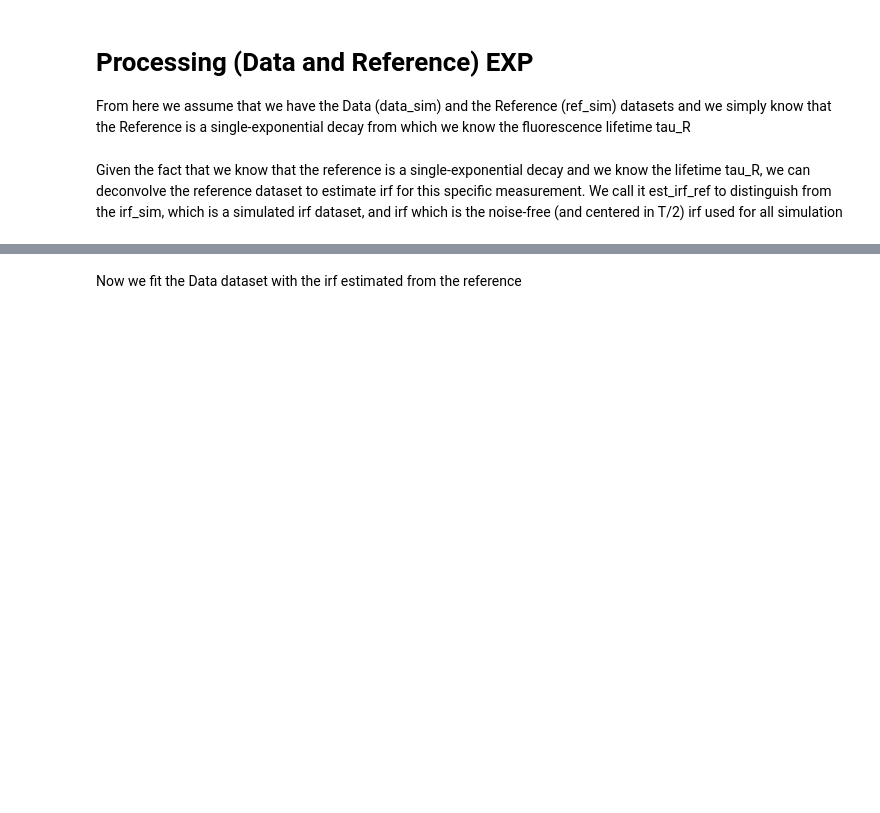
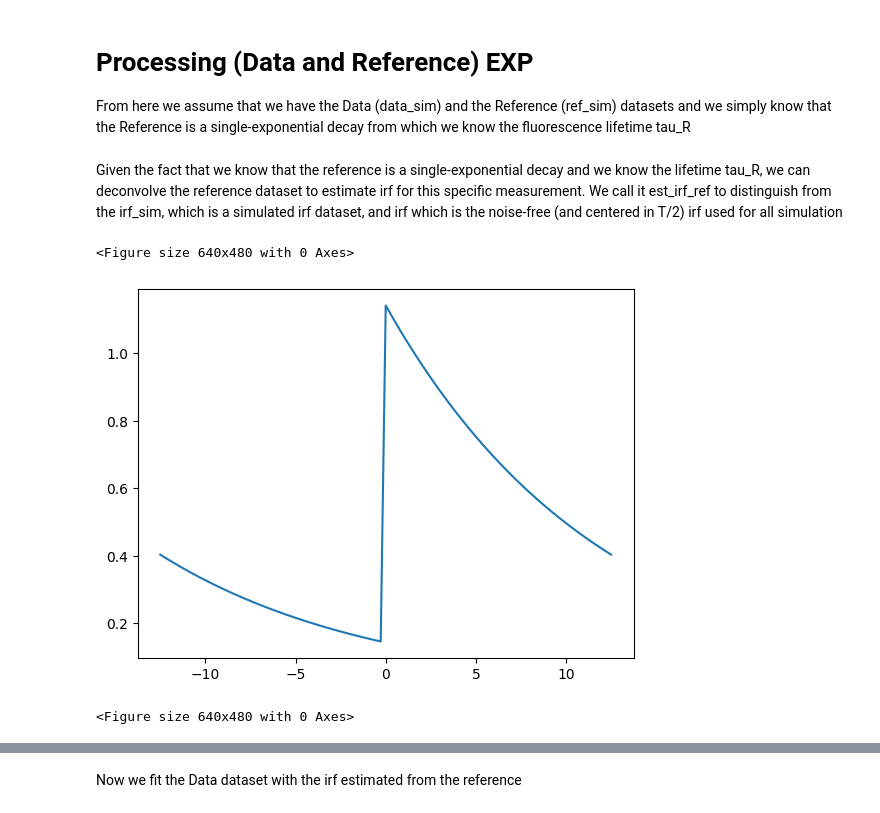
Before and after one commit to VicidominiLab/BrightEyes-Flim, a Jupyter notebook: example notebooks/Alignment Data.ipynb, the cells around one changed output, grey strips where cells are left out. Saved outputs shown, nothing was run; the diff lists cells and outputs as text; code cells hidden in the pictures; blank space fills up the shorter version.

```diff
--- a/example notebooks/Alignment Data.ipynb
+++ b/example notebooks/Alignment Data.ipynb
@@ -65,4 +65,55 @@ data_hist_6d, metadata_data = mcs.load(f_data)
 
 ref_hist_org = ref_data_6d[0, 0, :, :, :, 12].sum(axis=(0, 1))
 data_hist = data_hist_6d[0, 0, :, :, :, 12].sum(axis=(0, 1))
+# %%
+
+
+def model_data(t, C, tau, T, shift_bins=0.):
+    """
+    Periodic mono-exponential decay model.
+
+    Units:
+    - ``t`` and ``T`` are in nanoseconds.
+    - ``tau`` is in nanoseconds.
+    - ``C`` is the model amplitude. When the fit helpers are used, it is a
+    - ``shift_bins`` is in histogram bins, because it is applied through
+        normalized 0..1 scale factor.
+    """
+    t_ns = Alignment.to_numpy_1d(t, dtype=float)
+    C_norm = float(C)
+    tau_ns = float(tau)
+    period_ns = float(T)
+    shift_ns = float(shift_bins * (period_ns / len(t_ns)))
+
+
+    t_ns = np.mod(t_ns - shift_ns, period_ns)
+
+    # model_hist = C_norm * (
+    #     np.heaviside(t_ns - offset_ns, 1) + 1 / (np.exp(period_ns / tau_ns) - 1)
+    # ) * np.exp((-t_ns + offset_ns) / tau_ns)
+
+    model_hist =  C_norm * (
+        np.exp(-(np.mod(t_ns, period_ns)) / tau_ns)
+        / (1 - np.exp(-period_ns / tau_ns))
+    )
+
+    return model_hist
+
+
+t_ns=np.linspace(-12.5,12.5,91)
+offset_ns = 0
+shift_bins=0
+tau_ns = 12
+C_norm= 1
+
+model_hist=model_data(t_ns, C_norm, tau_ns, 25., shift_bins=shift_bins)
+
+
+plt.plot(t_ns, model_hist)
+
+plt.figure()
+# %% [output]
+<Figure size 640x480 with 0 Axes>
+[figure, new version]
+<Figure size 640x480 with 0 Axes>
 # %%
```
Also changed, not shown: parts of 4 cells of this notebook, 1 other file.
